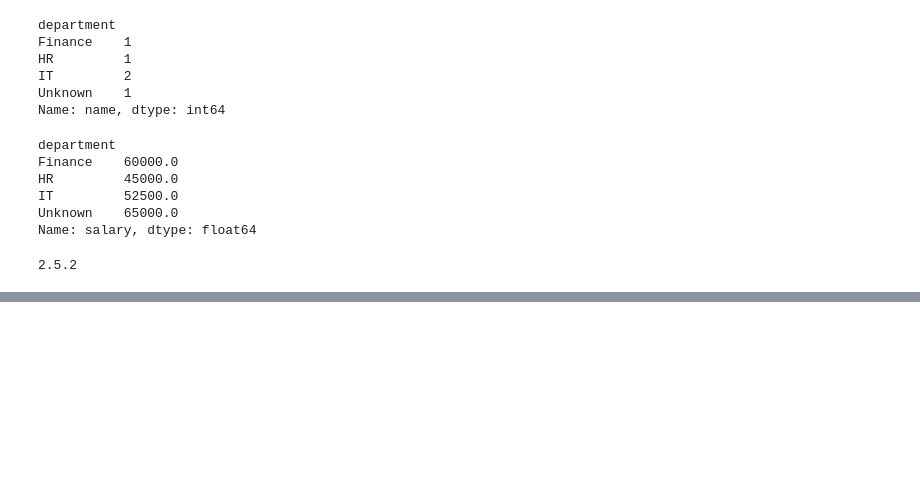
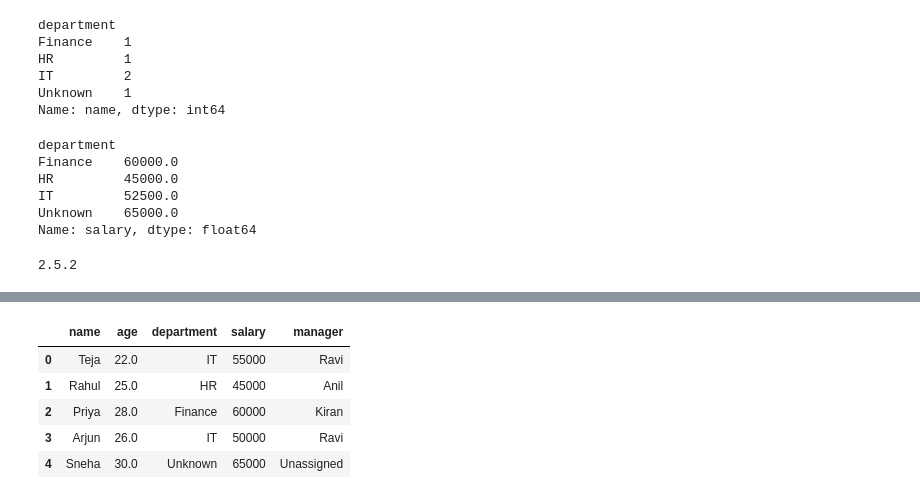
Before and after one commit to tejareddynaredula/-PY-ADV-01, a Jupyter notebook: PY-ADV-09/notebooks/employee_analysis.ipynb, the cells around one changed output, grey strips where cells are left out. Saved outputs shown, nothing was run; the diff lists cells and outputs as text; code cells hidden in the pictures; blank space fills up the shorter version.

Commit message:
feat: complete data processing notebook

```diff
--- a/PY-ADV-09/notebooks/employee_analysis.ipynb
+++ b/PY-ADV-09/notebooks/employee_analysis.ipynb
@@ -87,0 +122,3 @@ print(np.__version__)
+# %%
+df = pd.read_csv("../data/employees.csv")
+df
@@ -87,0 +159,4 @@ print(np.__version__)
+# %%
+df["age"] = df["age"].fillna(df["age"].mean())
+df["department"] = df["department"].fillna("Unknown")
+df
@@ -87,0 +175,3 @@ print(np.__version__)
+# %%
+df = df.drop_duplicates().reset_index(drop=True)
+df
@@ -87,0 +203,14 @@ print(np.__version__)
+# %%
+managers = pd.DataFrame({
+    "department": ["IT", "HR", "Finance", "Unknown"],
+    "manager": ["Ravi", "Anil", "Kiran", "Unassigned"]
+})
+
+df.merge(managers, on="department", how="left")
+# %% [output]
+|  | name | age | department | salary | manager |
+| 0 | Teja | 22.0 | IT | 55000 | Ravi |
+| 1 | Rahul | 25.0 | HR | 45000 | Anil |
+| 2 | Priya | 28.0 | Finance | 60000 | Kiran |
+| 3 | Arjun | 26.0 | IT | 50000 | Ravi |
+| 4 | Sneha | 30.0 | Unknown | 65000 | Unassigned |
```
Also changed, not shown: parts of 20 cells of this notebook.
